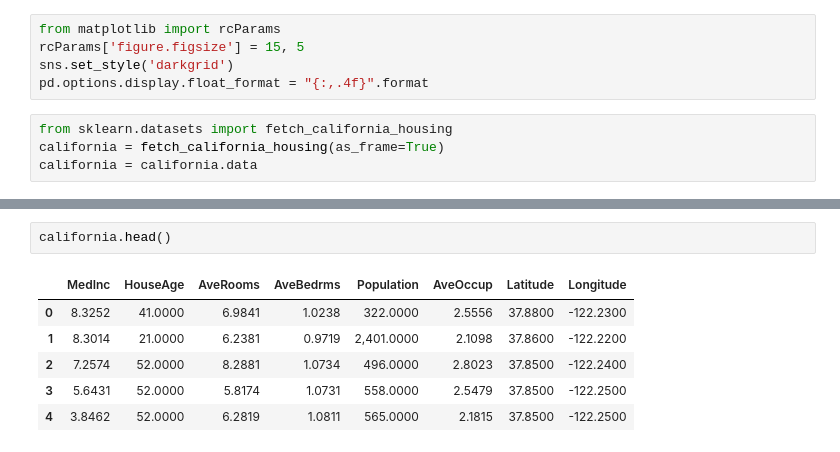
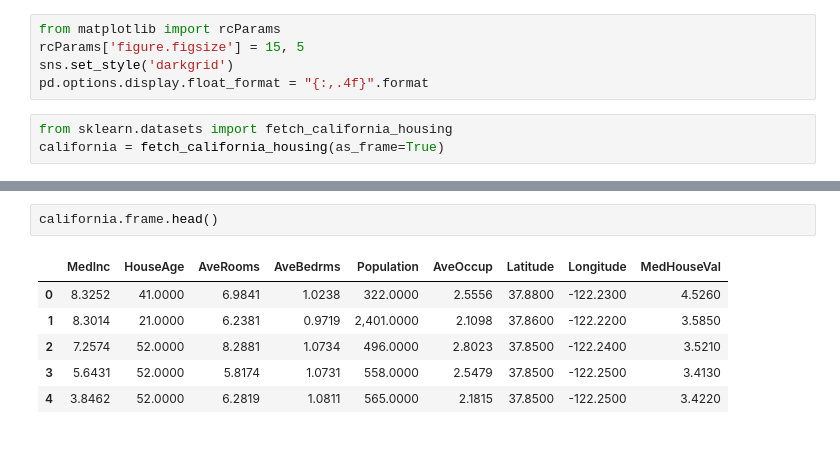
Before and after one commit to BryanSmith00/Spring-2022-Classes, a Jupyter notebook: COSC 3337 Data Science I/homework/hw4/smith_bryan_1861137_hw4.ipynb, the cells around one changed output, grey strips where cells are left out. Drawn from its saved outputs; the diff is of its cells as text.

```diff
--- a/COSC 3337 Data Science I/homework/hw4/smith_bryan_1861137_hw4.ipynb
+++ b/COSC 3337 Data Science I/homework/hw4/smith_bryan_1861137_hw4.ipynb
@@ -14,4 +14,3 @@ pd.options.display.float_format = "{:,.4f}".format
 # %%
 from sklearn.datasets import fetch_california_housing
 california = fetch_california_housing(as_frame=True)
-california = california.data
@@ -18,9 +37,9 @@ california = california.data
 # %%
-california.head()
+california.frame.head()
 # %% [output]
-|  | MedInc | HouseAge | AveRooms | AveBedrms | Population | AveOccup | Latitude | Longitude |
-| 0 | 8.3252 | 41.0000 | 6.9841 | 1.0238 | 322.0000 | 2.5556 | 37.8800 | -122.2300 |
-| 1 | 8.3014 | 21.0000 | 6.2381 | 0.9719 | 2,401.0000 | 2.1098 | 37.8600 | -122.2200 |
-| 2 | 7.2574 | 52.0000 | 8.2881 | 1.0734 | 496.0000 | 2.8023 | 37.8500 | -122.2400 |
-| 3 | 5.6431 | 52.0000 | 5.8174 | 1.0731 | 558.0000 | 2.5479 | 37.8500 | -122.2500 |
-| 4 | 3.8462 | 52.0000 | 6.2819 | 1.0811 | 565.0000 | 2.1815 | 37.8500 | -122.2500 |
+|  | MedInc | HouseAge | AveRooms | AveBedrms | Population | AveOccup | Latitude | Longitude | MedHouseVal |
+| 0 | 8.3252 | 41.0000 | 6.9841 | 1.0238 | 322.0000 | 2.5556 | 37.8800 | -122.2300 | 4.5260 |
+| 1 | 8.3014 | 21.0000 | 6.2381 | 0.9719 | 2,401.0000 | 2.1098 | 37.8600 | -122.2200 | 3.5850 |
+| 2 | 7.2574 | 52.0000 | 8.2881 | 1.0734 | 496.0000 | 2.8023 | 37.8500 | -122.2400 | 3.5210 |
+| 3 | 5.6431 | 52.0000 | 5.8174 | 1.0731 | 558.0000 | 2.5479 | 37.8500 | -122.2500 | 3.4130 |
+| 4 | 3.8462 | 52.0000 | 6.2819 | 1.0811 | 565.0000 | 2.1815 | 37.8500 | -122.2500 | 3.4220 |
```
Also changed, not shown: parts of 32 cells of this notebook.
